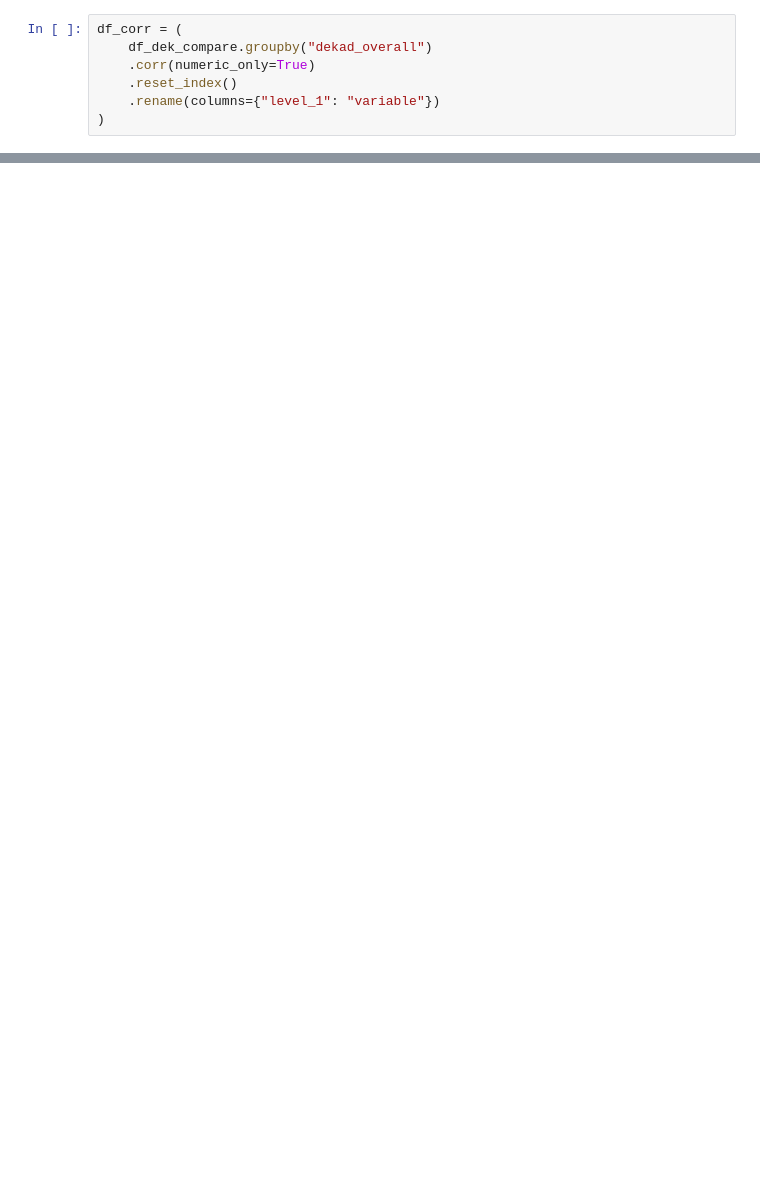
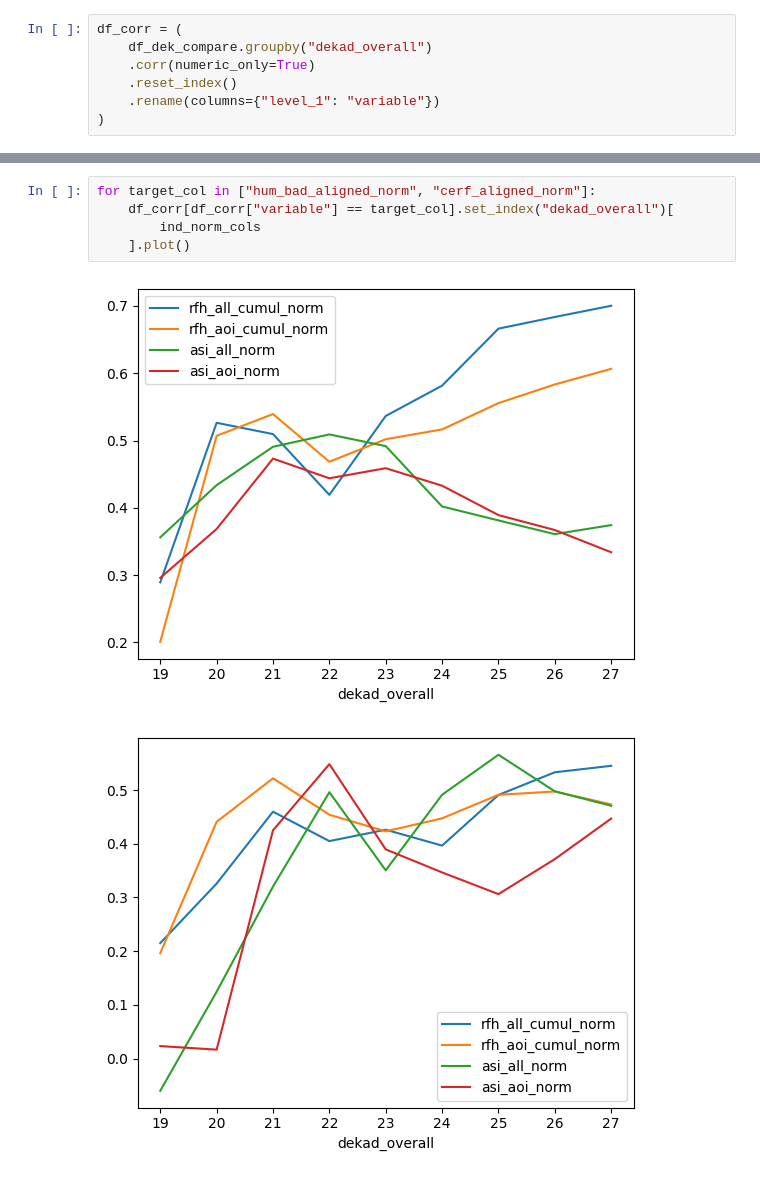
Before and after one commit to OCHA-DAP/ds-aa-mrt-drought, a Jupyter notebook: exploration/regression.ipynb, the cells around one changed output, grey strips where cells are left out. Saved outputs shown, nothing was run; the diff lists cells and outputs as text; blank space fills up the shorter version.

```diff
--- a/exploration/regression.ipynb
+++ b/exploration/regression.ipynb
@@ -368,0 +408,8 @@ for target_col in ["hum_bad_aligned_norm", "cerf_aligned_norm"]:
+# %%
+for target_col in ["hum_bad_aligned_norm", "cerf_aligned_norm"]:
+    df_corr[df_corr["variable"] == target_col].set_index("dekad_overall")[
+        ind_norm_cols
+    ].plot()
+# %% [output]
+[figure, added]
+[figure, added]
```
Also changed, not shown: parts of 68 cells of this notebook, 2 other files.
